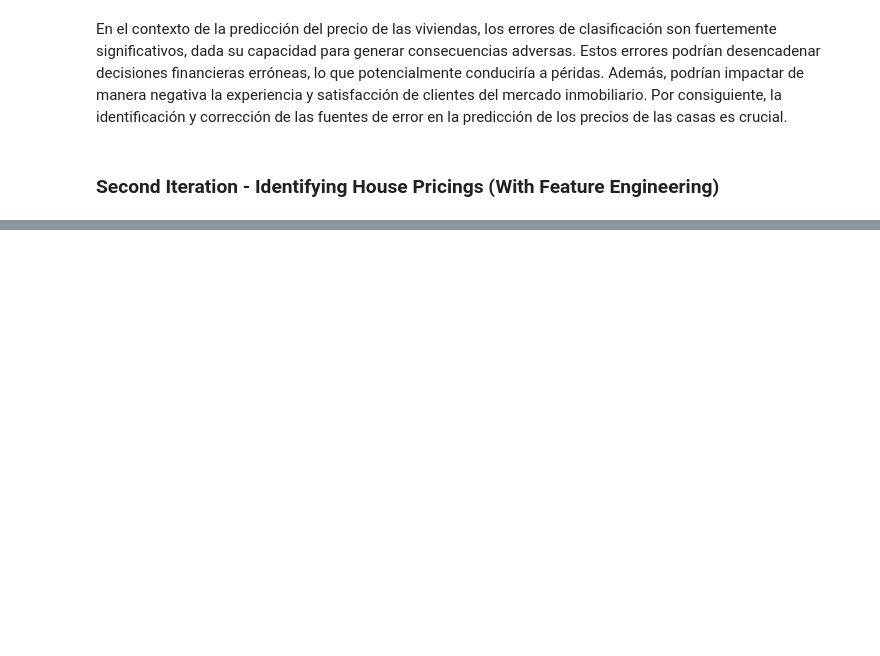
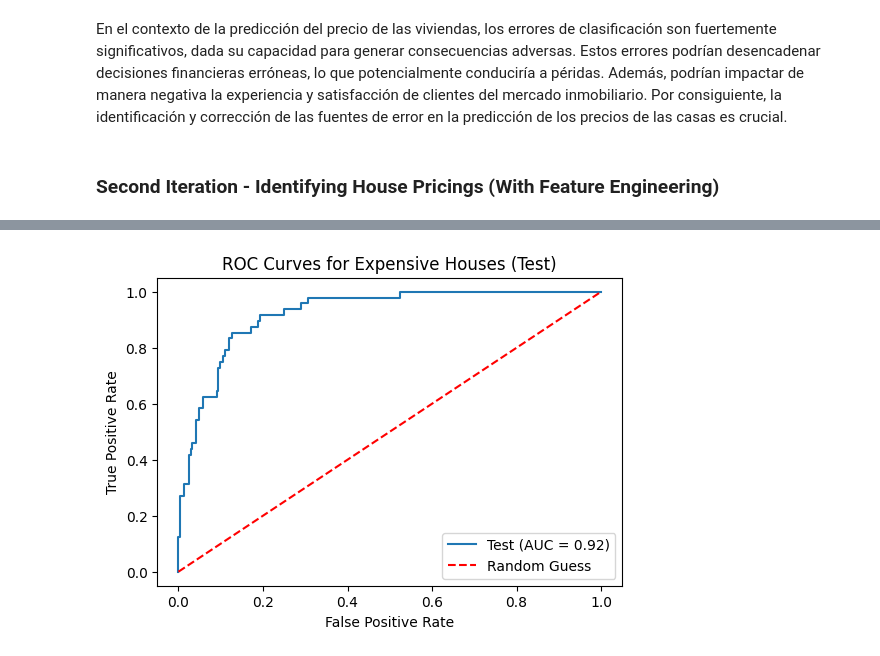
Before and after one commit to Andrea-gt/dm-hw-logr, a Jupyter notebook: dm_hw_logr.ipynb, the cells around one changed output, grey strips where cells are left out. Saved outputs shown, nothing was run; the diff lists cells and outputs as text; code cells hidden in the pictures; blank space fills up the shorter version.

```diff
--- a/dm_hw_logr.ipynb
+++ b/dm_hw_logr.ipynb
@@ -636,0 +879,23 @@ En el contexto de la predicción del precio de las viviendas, los errores de cla
+# %%
+y_pred1 = clf_ex2.predict_proba(X_test_expensive)[:,1]
+#y_pred2 = clf_ex.predict_proba(X_train_expensive)[:,1]
+
+test_df = pd.DataFrame(
+    {'True': y_test_expensive, 'Test': y_pred1})
+
+for model in ['Test']:
+    fpr, tpr, _ = roc_curve(test_df['True'], test_df[model])
+    roc_auc = auc(fpr, tpr)
+    plt.plot(fpr, tpr, label=f'{model} (AUC = {roc_auc:.2f})')
+
+# Plot random guess line
+plt.plot([0, 1], [0, 1], 'r--', label='Random Guess')
+
+# Set labels and title
+plt.xlabel('False Positive Rate')
+plt.ylabel('True Positive Rate')
+plt.title('ROC Curves for Expensive Houses (Test)')
+plt.legend()
+plt.show()
+# %% [output]
+[figure, added]
```
Also changed, not shown: parts of 34 cells of this notebook.
